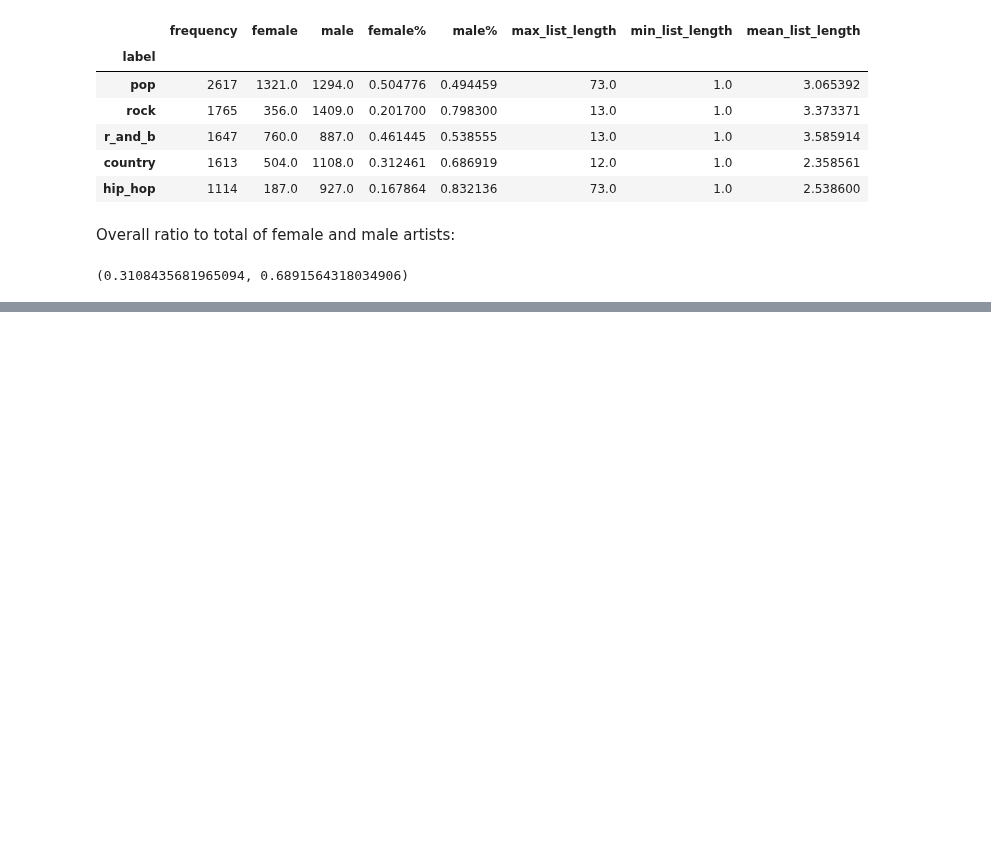
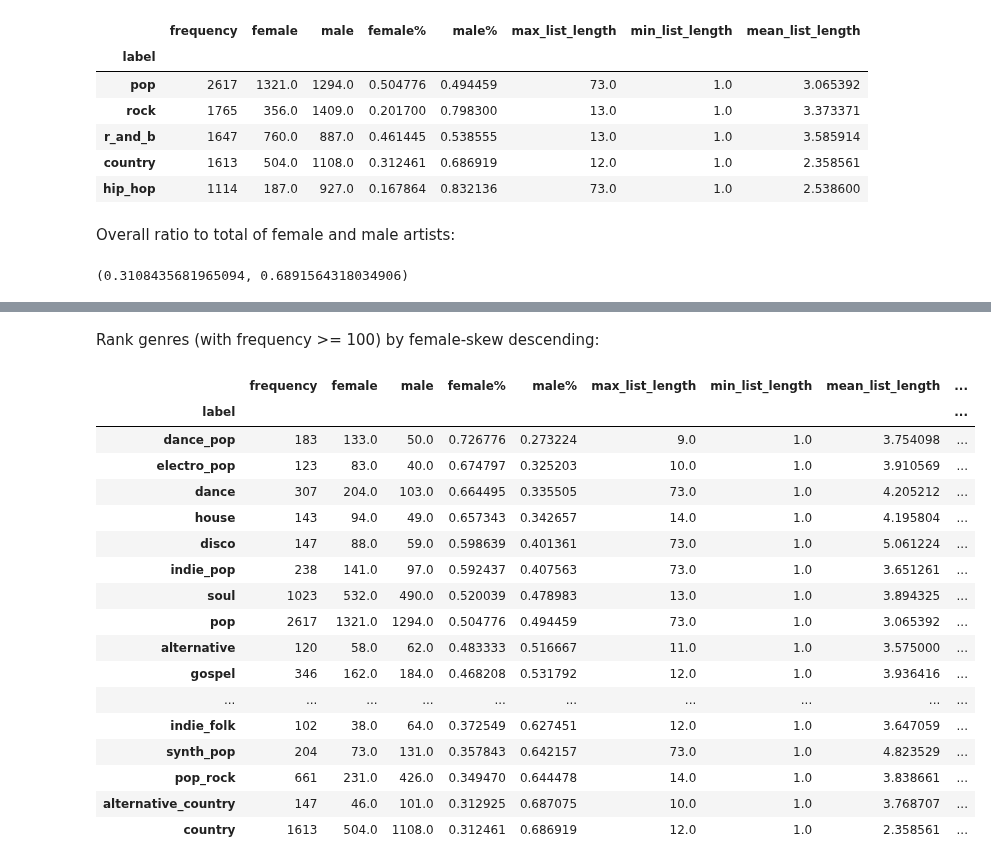
Before and after one commit to fox-daniel/Genre, a Jupyter notebook: code/Analysis/genre_gender_bias_by_genre.ipynb, the cells around one changed output, grey strips where cells are left out. Cells and saved outputs as stored; diff of their text form; code cells hidden in the pictures; blank space fills up the shorter version.

```diff
--- a/code/Analysis/genre_gender_bias_by_genre.ipynb
+++ b/code/Analysis/genre_gender_bias_by_genre.ipynb
@@ -180,0 +203,23 @@ genre_stats.head()
+# %% [markdown]
+Rank genres (with frequency >= 100) by female-skew descending:
+# %%
+genre_stats[(genre_stats.frequency >= 100) & (genre_stats['f-skew'] > 1)].sort_values(['f-skew'], ascending = False)
+# %% [output]
+|  | frequency | female | male | female% | male% | max_list_length | min_list_length | mean_list_length | ... |
+| label |  |  |  |  |  |  |  |  | ... |
+| dance_pop | 183 | 133.0 | 50.0 | 0.726776 | 0.273224 | 9.0 | 1.0 | 3.754098 | ... |
+| electro_pop | 123 | 83.0 | 40.0 | 0.674797 | 0.325203 | 10.0 | 1.0 | 3.910569 | ... |
+| dance | 307 | 204.0 | 103.0 | 0.664495 | 0.335505 | 73.0 | 1.0 | 4.205212 | ... |
+| house | 143 | 94.0 | 49.0 | 0.657343 | 0.342657 | 14.0 | 1.0 | 4.195804 | ... |
+| disco | 147 | 88.0 | 59.0 | 0.598639 | 0.401361 | 73.0 | 1.0 | 5.061224 | ... |
+| indie_pop | 238 | 141.0 | 97.0 | 0.592437 | 0.407563 | 73.0 | 1.0 | 3.651261 | ... |
+| soul | 1023 | 532.0 | 490.0 | 0.520039 | 0.478983 | 13.0 | 1.0 | 3.894325 | ... |
+| pop | 2617 | 1321.0 | 1294.0 | 0.504776 | 0.494459 | 73.0 | 1.0 | 3.065392 | ... |
+| alternative | 120 | 58.0 | 62.0 | 0.483333 | 0.516667 | 11.0 | 1.0 | 3.575000 | ... |
+| gospel | 346 | 162.0 | 184.0 | 0.468208 | 0.531792 | 12.0 | 1.0 | 3.936416 | ... |
+| ... | ... | ... | ... | ... | ... | ... | ... | ... | ... |
+| indie_folk | 102 | 38.0 | 64.0 | 0.372549 | 0.627451 | 12.0 | 1.0 | 3.647059 | ... |
+| synth_pop | 204 | 73.0 | 131.0 | 0.357843 | 0.642157 | 73.0 | 1.0 | 4.823529 | ... |
+| pop_rock | 661 | 231.0 | 426.0 | 0.349470 | 0.644478 | 14.0 | 1.0 | 3.838661 | ... |
+| alternative_country | 147 | 46.0 | 101.0 | 0.312925 | 0.687075 | 10.0 | 1.0 | 3.768707 | ... |
+| country | 1613 | 504.0 | 1108.0 | 0.312461 | 0.686919 | 12.0 | 1.0 | 2.358561 | ... |
```
Also changed, not shown: parts of 10 cells of this notebook.
